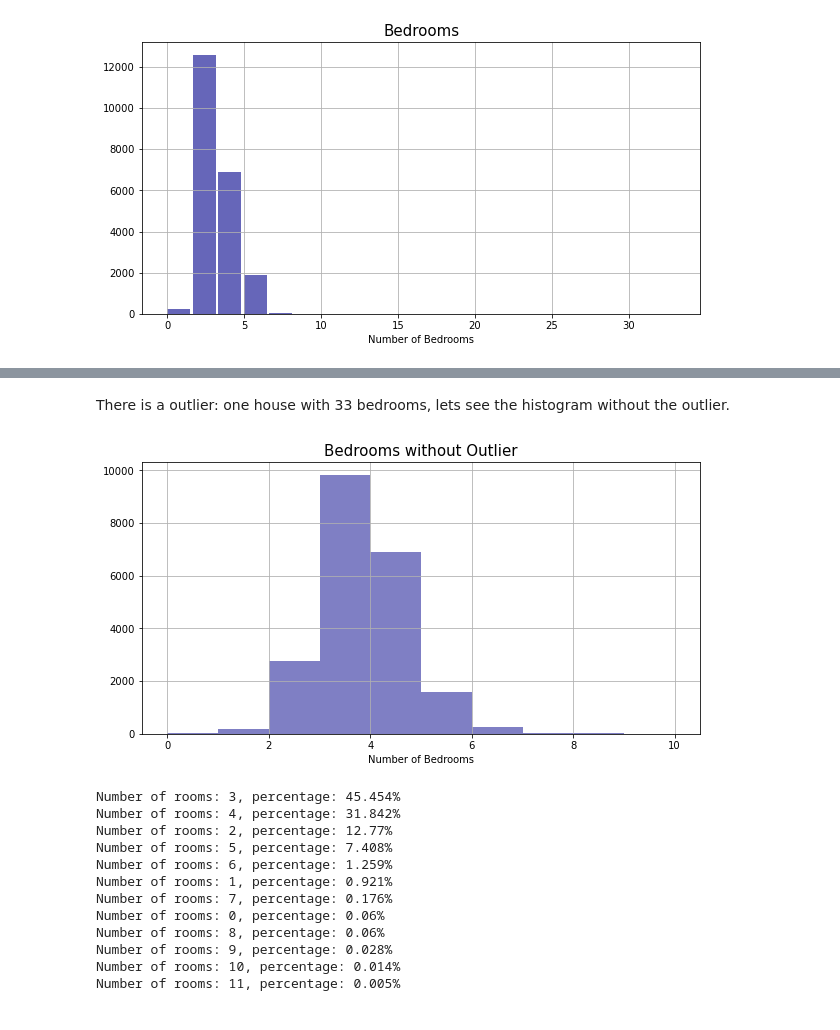
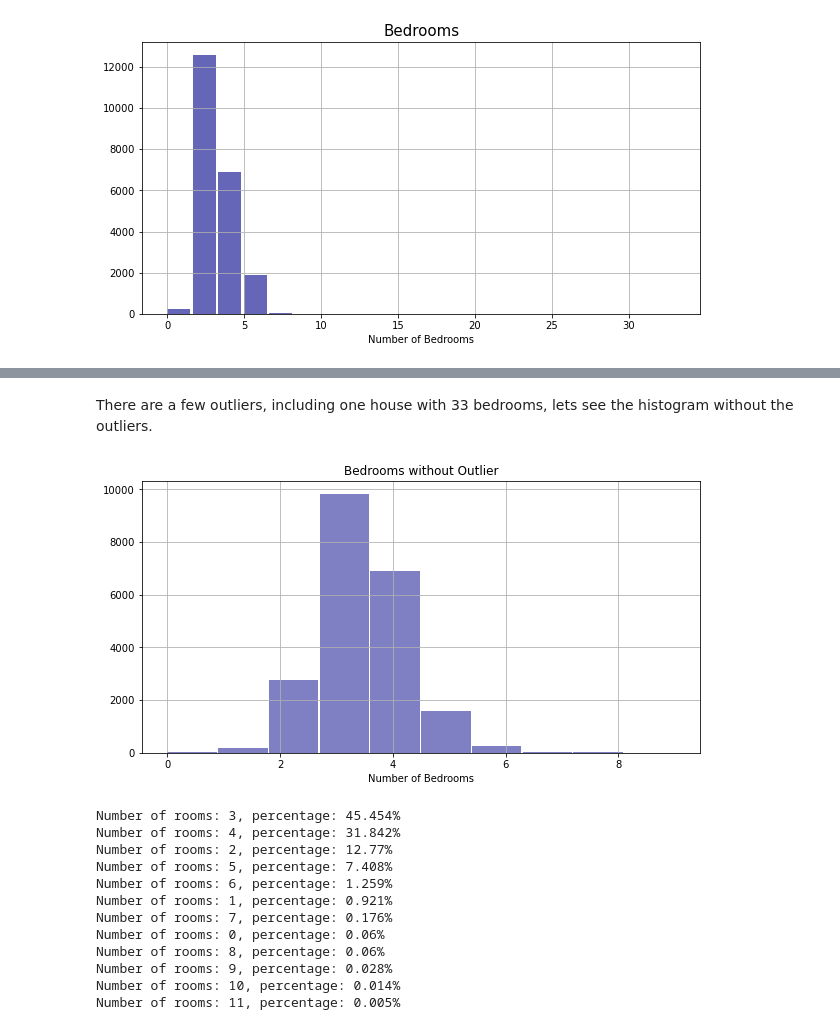
Before and after one commit to fbacellar/House_Rocket_House_Prices_Regression, a Jupyter notebook: notebook/house_rocket.ipynb, the cells around one changed output, grey strips where cells are left out. Drawn from its saved outputs; the diff is of its cells as text; code cells hidden in the pictures.

```diff
--- a/notebook/house_rocket.ipynb
+++ b/notebook/house_rocket.ipynb
@@ -91,4 +67,2 @@ dtype: int64
 # %% [markdown]
 There are no <b><i>na</i></b> or <b><i>null</i></b> values in this data set, however the column "date" needs a treatment.
-# %%
-df_house_rocket['date'] = df_house_rocket['date'].str.slice(start = 0, stop = 8)
@@ -203,13 +186,14 @@ cont_bedrooms
 33       1
 Name: bedrooms, dtype: int64
 # %% [markdown]
-There is a outlier: one house with 33 bedrooms, lets see the histogram without the outlier.
+There are a few outliers, including one house with 33 bedrooms, lets see the histogram without the outliers.
 # %%
-df_house_rocket.bedrooms[df_house_rocket.bedrooms<11].hist( alpha=0.5, width=1.0, figsize=(10,5), color='darkblue')
-plt.title('Bedrooms without Outlier', size=15)
+count_bedroom_no_ol = df_house_rocket.bedrooms[df_house_rocket.bedrooms<10]
+count_bedroom_no_ol.hist( alpha=0.5, width=0.88, figsize=(10,5), color='darkblue')
+plt.title('Bedrooms without Outlier')
 plt.xlabel('Number of Bedrooms')
 plt.show()
 # %% [output]
-[figure, old version]
+[figure, new version]
 # %%
 j=0
```
Also changed, not shown: parts of 16 cells of this notebook.
